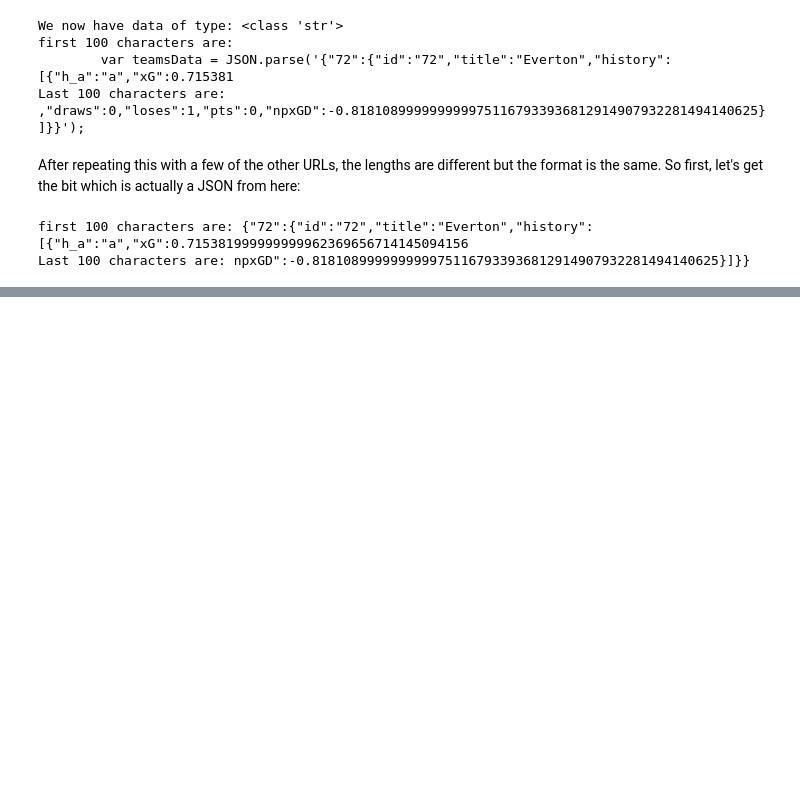
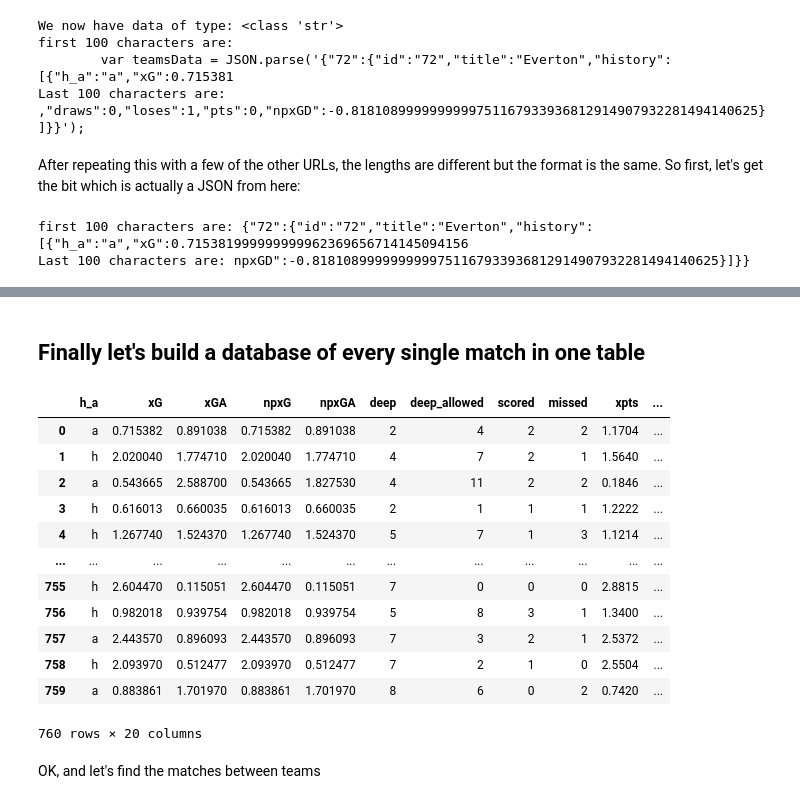
Before and after one commit to jakelourie1502/Football_Data, a Jupyter notebook: Scraping_Understat.ipynb, the cells around one changed output, grey strips where cells are left out. Saved outputs shown, nothing was run; the diff lists cells and outputs as text; code cells hidden in the pictures; blank space fills up the shorter version.

```diff
--- a/Scraping_Understat.ipynb
+++ b/Scraping_Understat.ipynb
@@ -125,0 +307,28 @@ Last 100 characters are: npxGD":-0.818108999999999975116793393681291490793228149
+# %% [markdown]
+## Finally let's build a database of every single match in one table
+# %%
+all_matches_df = pd.DataFrame(columns = all_teams['Everton'].columns)
+for team, matches_table in all_teams.items():
+     temp_df = matches_table
+     temp_df['Team'] = team
+     all_matches_df = all_matches_df.append(temp_df)
+
+all_matches_df = all_matches_df.reset_index().drop(columns = 'index')
+# %%
+all_matches_df
+# %% [output]
+|  | h_a | xG | xGA | npxG | npxGA | deep | deep_allowed | scored | missed | xpts | ... |
+| 0 | a | 0.715382 | 0.891038 | 0.715382 | 0.891038 | 2 | 4 | 2 | 2 | 1.1704 | ... |
+| 1 | h | 2.020040 | 1.774710 | 2.020040 | 1.774710 | 4 | 7 | 2 | 1 | 1.5640 | ... |
+| 2 | a | 0.543665 | 2.588700 | 0.543665 | 1.827530 | 4 | 11 | 2 | 2 | 0.1846 | ... |
+| 3 | h | 0.616013 | 0.660035 | 0.616013 | 0.660035 | 2 | 1 | 1 | 1 | 1.2222 | ... |
+| 4 | h | 1.267740 | 1.524370 | 1.267740 | 1.524370 | 5 | 7 | 1 | 3 | 1.1214 | ... |
+| ... | ... | ... | ... | ... | ... | ... | ... | ... | ... | ... | ... |
+| 755 | h | 2.604470 | 0.115051 | 2.604470 | 0.115051 | 7 | 0 | 0 | 0 | 2.8815 | ... |
+| 756 | h | 0.982018 | 0.939754 | 0.982018 | 0.939754 | 5 | 8 | 3 | 1 | 1.3400 | ... |
+| 757 | a | 2.443570 | 0.896093 | 2.443570 | 0.896093 | 7 | 3 | 2 | 1 | 2.5372 | ... |
+| 758 | h | 2.093970 | 0.512477 | 2.093970 | 0.512477 | 7 | 2 | 1 | 0 | 2.5504 | ... |
+| 759 | a | 0.883861 | 1.701970 | 0.883861 | 1.701970 | 8 | 6 | 0 | 2 | 0.7420 | ... |
+760 rows × 20 columns
+# %% [markdown]
+OK, and let's find the matches between teams
```
Also changed, not shown: parts of 22 cells of this notebook.
